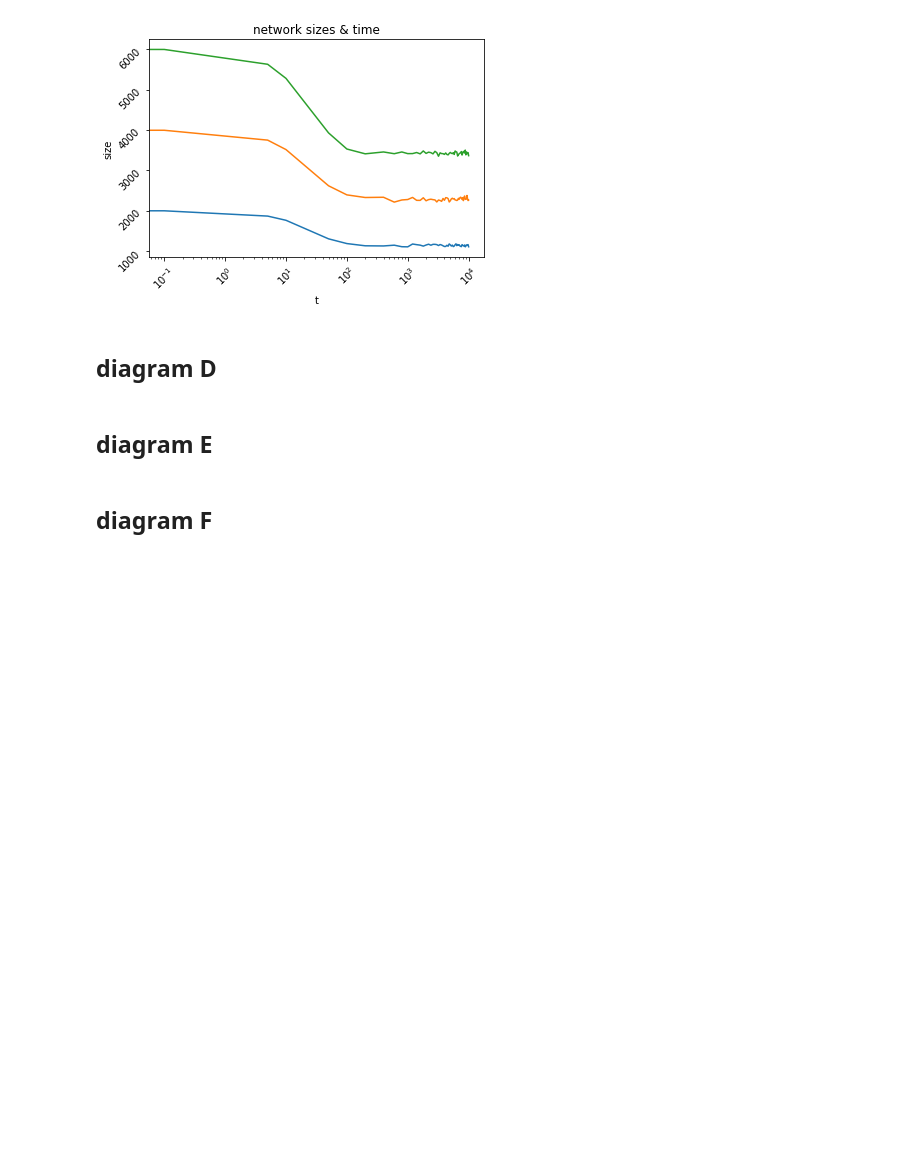
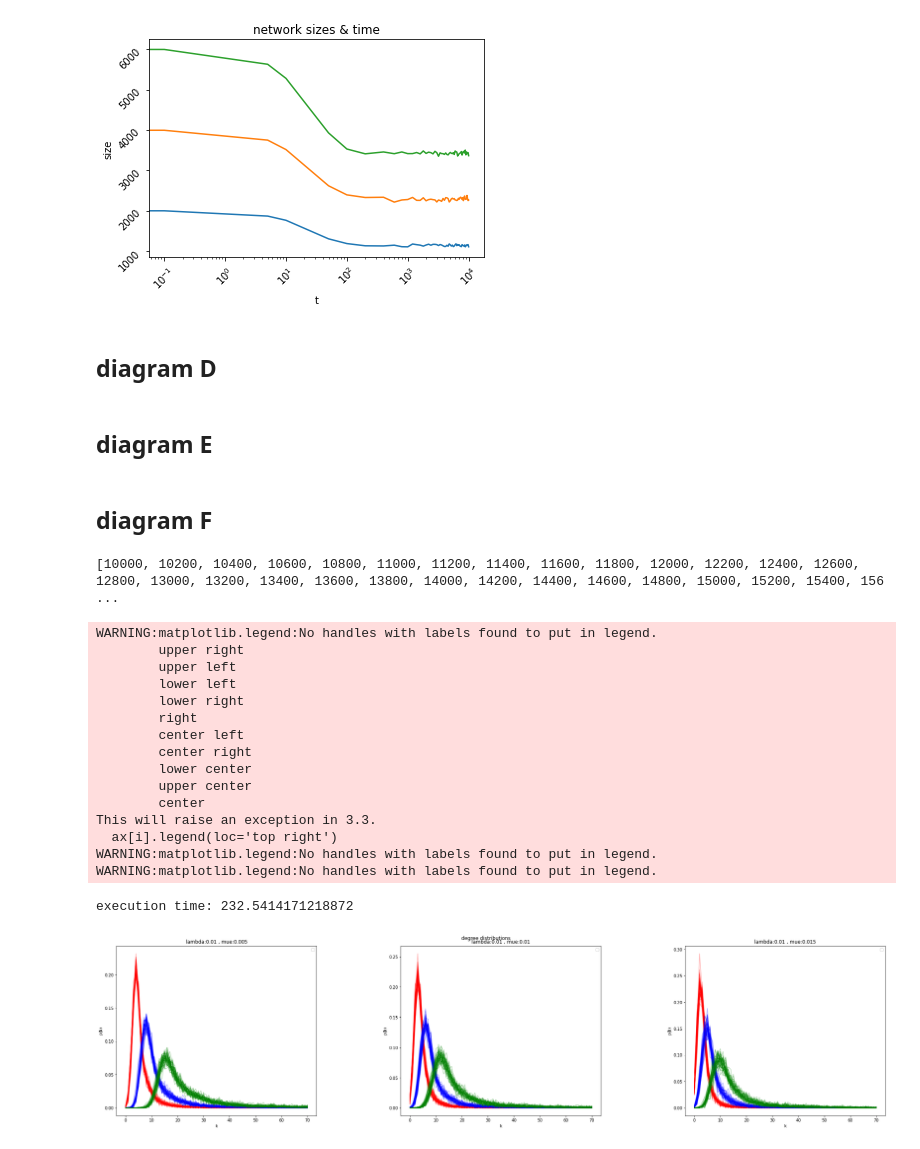
Before and after one commit to MJSahebnasi/Thesis-temporal-network-platform, a Jupyter notebook: thesis_main.ipynb, the cells around one changed output. Drawn from its saved outputs; the diff is of its cells as text; code cells hidden in the pictures; blank space fills up the shorter version.

```diff
--- a/thesis_main.ipynb
+++ b/thesis_main.ipynb
@@ -833,0 +853,46 @@ onoff_scenario_C([G_SW_1, G_SW_2, G_SW_3], snp_times_c, 10**4+100, landa2, mue_3
+# %%
+n_f = 2000
+
+k1 = 20
+k2 = 40
+k3 = 60
+
+p = 0.2
+
+G_SW_1 = nx.watts_strogatz_graph(n_f, k1, p)
+G_SW_2 = nx.watts_strogatz_graph(n_f, k2, p)
+G_SW_3 = nx.watts_strogatz_graph(n_f, k3, p)
+
+m1 = 5
+m2 = 10
+m3 = 20
+
+G_SF_1 = nx.barabasi_albert_graph(n_f, m1)
+G_SF_2 = nx.barabasi_albert_graph(n_f, m2)
+G_SF_3 = nx.barabasi_albert_graph(n_f, m3)
+
+landa1 = 0.01
+landa2 = 0.02
+
+mue_1 = 0.005
+mue_2 = 0.01
+mue_3 = 0.015
+
+snp_times_f = [10**4 + i*200 for i in range(0,51)]
+
+print(snp_times_c)
+# %% [output]
+[10000, 10200, 10400, 10600, 10800, 11000, 11200, 11400, 11600, 11800, 12000, 12200, 12400, 12600, 12800, 13000, 13200, 13400, 13600, 13800, 14000, 14200, 14400, 14600, 14800, 15000, 15200, 15400, 156 ...
+# %%
+def F(G, snp_t, sim_duration, landa, mue):
+  n = G.number_of_nodes()
+
+  on_durations = [poisson_process(mue, sim_duration) for i in range(n)]
+  off_durations = [poisson_process(landa, sim_duration) for i in range(n)]
+
+  on_t, off_t = onoff_data_generator(on_durations, off_durations, max_time=sim_duration)
+
+  s = Simulation().create(G).with_node_onoff_process(on_t, off_t)
+  res, snaps = s.run(snapshot_times = snp_t)
+
+  return [nx.degree_histogram(s.G) for s in snaps]
@@ -833,0 +946,23 @@ onoff_scenario_C([G_SW_1, G_SW_2, G_SW_3], snp_times_c, 10**4+100, landa2, mue_3
+# %%
+t_a1 = time.time()
+onoff_scenario_F([G_SF_1, G_SF_2, G_SF_3], snp_times_f, 2*10**4+100, landa1, [mue_1, mue_2, mue_3])
+t_a2 = time.time()
+print('execution time:', t_a2 - t_a1)
+# %% [output]
+WARNING:matplotlib.legend:No handles with labels found to put in legend.
+        upper right
+        upper left
+        lower left
+        lower right
+        right
+        center left
+        center right
+        lower center
+        upper center
+        center
+This will raise an exception in 3.3.
+  ax[i].legend(loc='top right')
+WARNING:matplotlib.legend:No handles with labels found to put in legend.
+WARNING:matplotlib.legend:No handles with labels found to put in legend.
+execution time: 232.5414171218872
+[figure, added]
```
Also changed, not shown: parts of 7 cells of this notebook.
